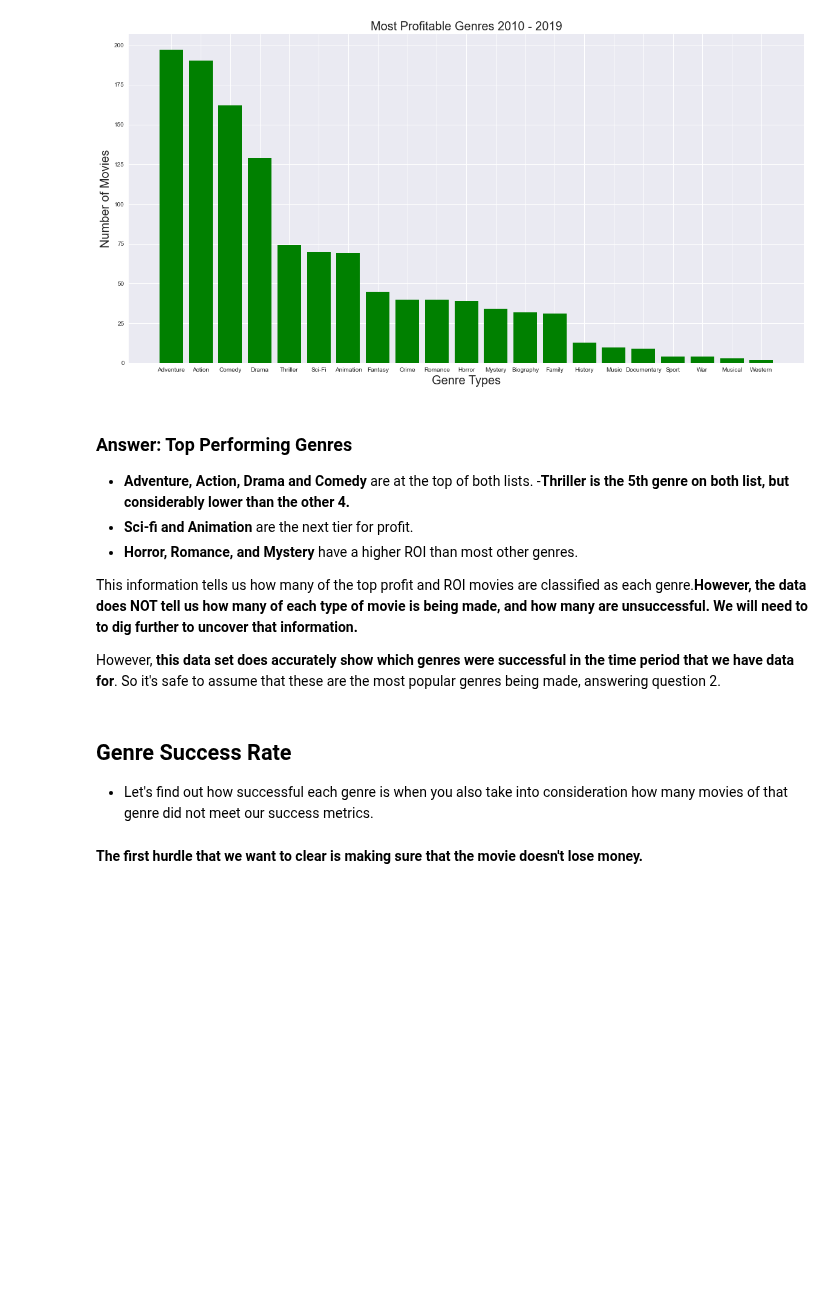
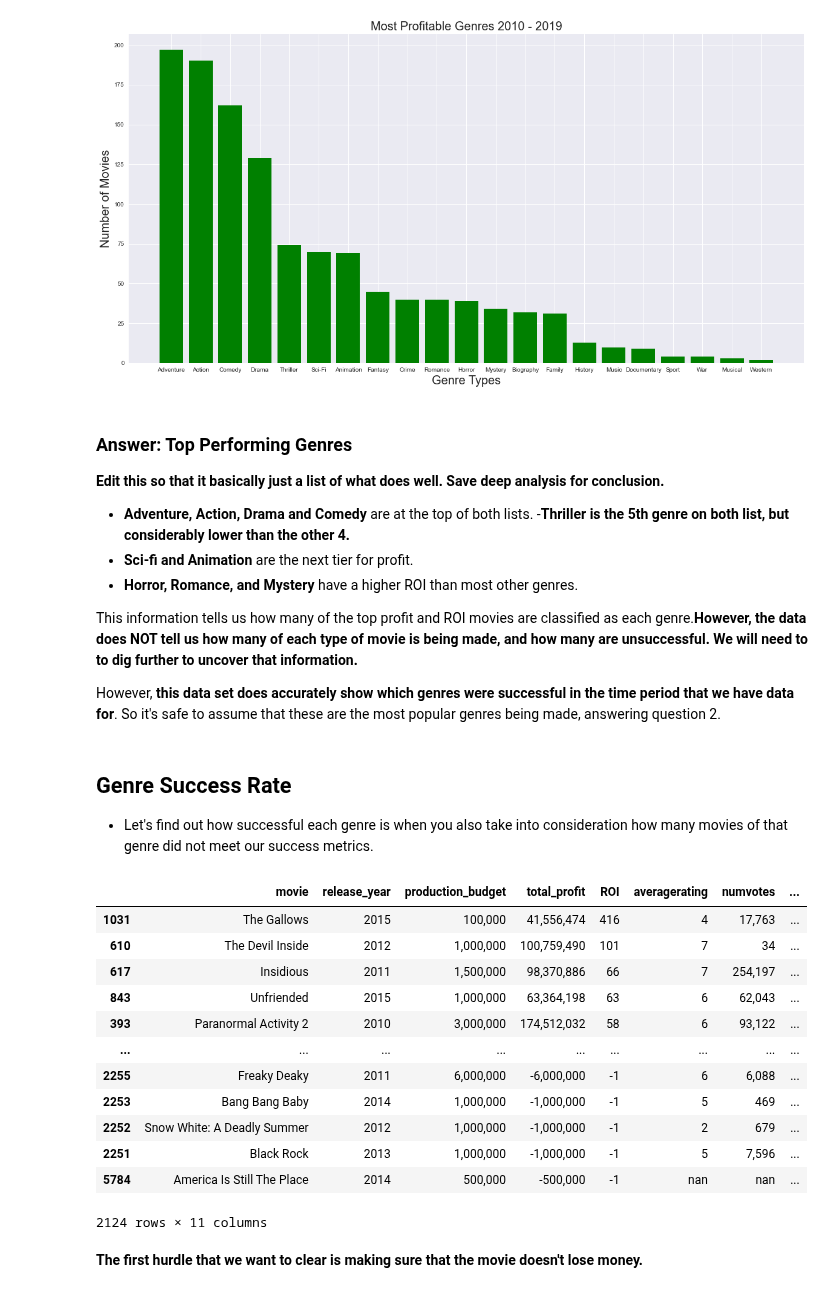
Before and after one commit to jxn628/dsc-phase-1-project, a Jupyter notebook: student.ipynb, the cells around one changed output. Saved outputs shown, nothing was run; the diff lists cells and outputs as text; code cells hidden in the pictures; blank space fills up the shorter version.

```diff
--- a/student.ipynb
+++ b/student.ipynb
@@ -792,6 +793,9 @@ ax.set_title('Most Profitable Genres 2010 - 2019', size=20);
 [figure]
 # %% [markdown]
 ### Answer: Top Performing Genres
+
+**Edit this so that it basically just a list of what does well. Save deep analysis for conclusion.**
+
 - **Adventure, Action, Drama and Comedy** are at the top of both lists.
 -**Thriller is the 5th genre on both list, but considerably lower than the other 4.**
 - **Sci-fi and Animation** are the next tier for profit.
@@ -803,6 +807,22 @@ However, **this data set does accurately show which genres were successful in th
 # %% [markdown]
 ## Genre Success Rate
 - Let's find out how successful each genre is when you also take into consideration how many movies of that genre did not meet our success metrics.
+# %%
+`b
+# %% [output]
+|  | movie | release_year | production_budget | total_profit | ROI | averagerating | numvotes | ... |
+| 1031 | The Gallows | 2015 | 100,000 | 41,556,474 | 416 | 4 | 17,763 | ... |
+| 610 | The Devil Inside | 2012 | 1,000,000 | 100,759,490 | 101 | 7 | 34 | ... |
+| 617 | Insidious | 2011 | 1,500,000 | 98,370,886 | 66 | 7 | 254,197 | ... |
+| 843 | Unfriended | 2015 | 1,000,000 | 63,364,198 | 63 | 6 | 62,043 | ... |
+| 393 | Paranormal Activity 2 | 2010 | 3,000,000 | 174,512,032 | 58 | 6 | 93,122 | ... |
+| ... | ... | ... | ... | ... | ... | ... | ... | ... |
+| 2255 | Freaky Deaky | 2011 | 6,000,000 | -6,000,000 | -1 | 6 | 6,088 | ... |
+| 2253 | Bang Bang Baby | 2014 | 1,000,000 | -1,000,000 | -1 | 5 | 469 | ... |
+| 2252 | Snow White: A Deadly Summer | 2012 | 1,000,000 | -1,000,000 | -1 | 2 | 679 | ... |
+| 2251 | Black Rock | 2013 | 1,000,000 | -1,000,000 | -1 | 5 | 7,596 | ... |
+| 5784 | America Is Still The Place | 2014 | 500,000 | -500,000 | -1 | nan | nan | ... |
+2124 rows × 11 columns
 # %%
 #function for determining success rate
 
```
Also changed, not shown: parts of 46 cells of this notebook.
